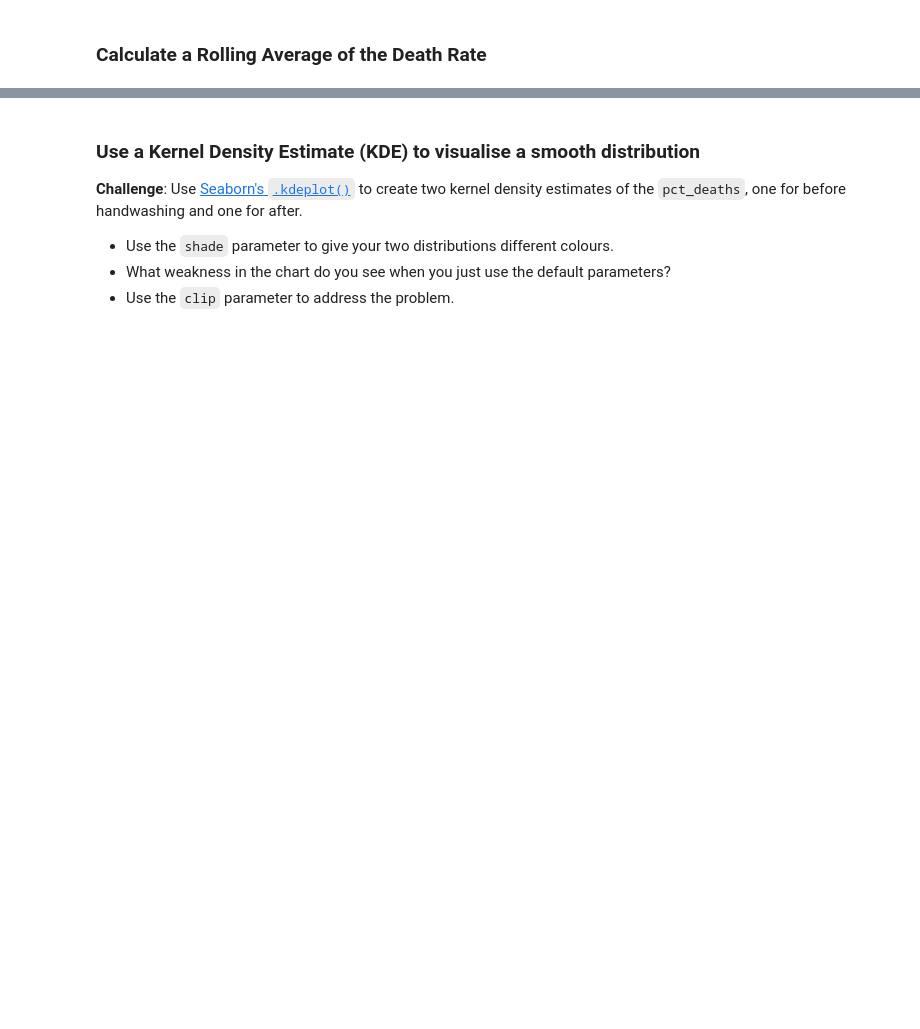
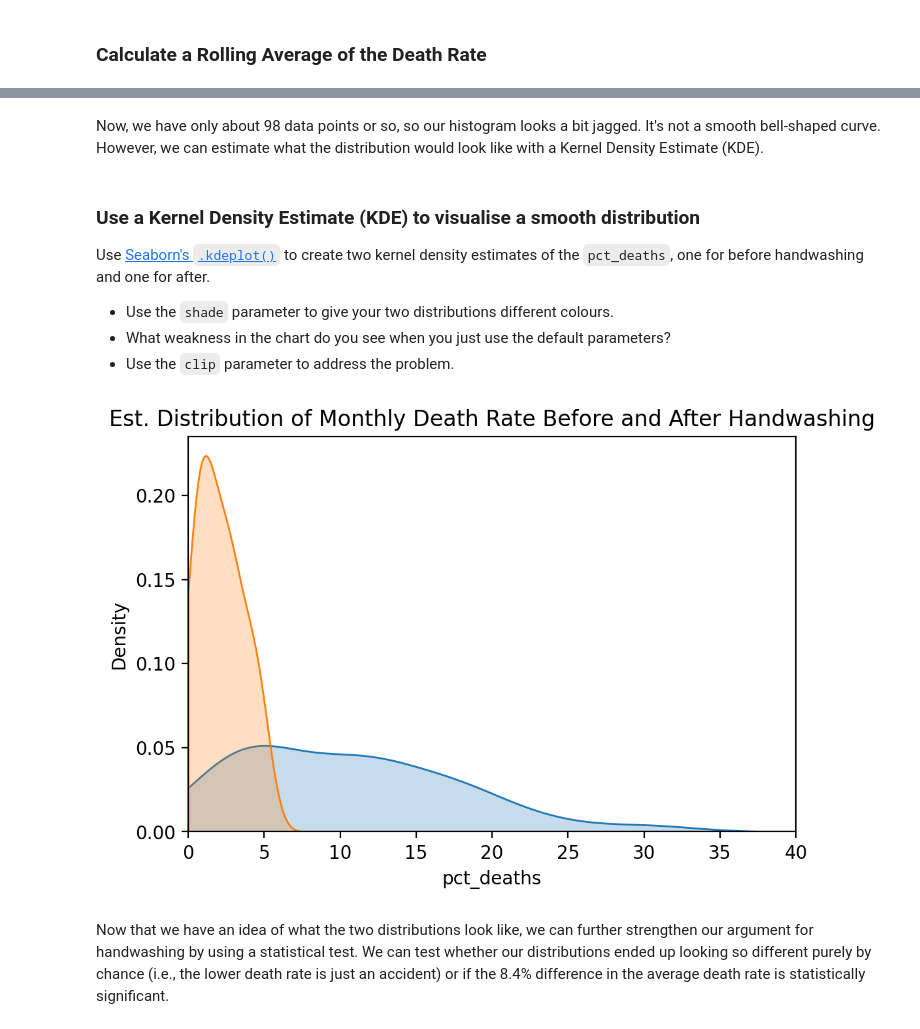
Before and after one commit to cedoula/100-days-of-code-python, a Jupyter notebook: Projects/Day_55/Dr_Semmelweis_Analysis/Dr_Semmelweis_Handwashing_Discovery.ipynb, the cells around one changed output, grey strips where cells are left out. Saved outputs shown, nothing was run; the diff lists cells and outputs as text; code cells hidden in the pictures; blank space fills up the shorter version.

```diff
--- a/Projects/Day_55/Dr_Semmelweis_Analysis/Dr_Semmelweis_Handwashing_Discovery.ipynb
+++ b/Projects/Day_55/Dr_Semmelweis_Analysis/Dr_Semmelweis_Handwashing_Discovery.ipynb
@@ -262,3 +369,6 @@ handwashing_start = pd.to_datetime('1847-06-01')
 * Use [NumPy's `.where()` function](https://numpy.org/doc/stable/reference/generated/numpy.where.html) to add a column to `df_monthly` that shows if a particular date was before or after the start of handwashing.
 * Then use plotly to create box plot of the data before and after handwashing.
 * How did key statistics like the mean, max, min, 1st and 3rd quartile changed as a result of the new policy?
+# %%
+df_monthly['before_handwashing_start'] = np.where(df_monthly.date >= handwashing_start, 'Yes', 'No')
+df_monthly.sample(5)
@@ -275,11 +416,30 @@ handwashing_start = pd.to_datetime('1847-06-01')
+# %% [markdown]
+Now, we have only about 98 data points or so, so our histogram looks a bit jagged. It's not a smooth bell-shaped curve. However, we can estimate what the distribution would look like with a Kernel Density Estimate (KDE).
 # %% [markdown]
 ### Use a Kernel Density Estimate (KDE) to visualise a smooth distribution
 
-**Challenge**: Use [Seaborn's `.kdeplot()`](https://seaborn.pydata.org/generated/seaborn.kdeplot.html) to create two kernel density estimates of the `pct_deaths`, one for before handwashing and one for after.
+Use [Seaborn's `.kdeplot()`](https://seaborn.pydata.org/generated/seaborn.kdeplot.html) to create two kernel density estimates of the `pct_deaths`, one for before handwashing and one for after.
 
 * Use the `shade` parameter to give your two distributions different colours.
 * What weakness in the chart do you see when you just use the default parameters?
 * Use the `clip` parameter to address the problem.
+# %%
+plt.figure(dpi=200)
+sns.kdeplot(data=df_monthly,
+            x=df_pre_wash.pct_deaths,
+            shade=True,
+            clip=(0,100))
+sns.kdeplot(data=df_monthly,
+            x=df_post_wash.pct_deaths,
+            shade=True,
+            clip=(0,100))
+plt.title('Est. Distribution of Monthly Death Rate Before and After Handwashing')
+plt.xlim(0, 40)
+plt.show()
+# %% [output]
+[figure, added]
+# %% [markdown]
+Now that we have an idea of what the two distributions look like, we can further strengthen our argument for handwashing by using a statistical test. We can test whether our distributions ended up looking so different purely by chance (i.e., the lower death rate is just an accident) or if the 8.4% difference in the average death rate is statistically significant.
 # %% [markdown]
 ### Use a T-Test to Show Statistical Significance
 
```
Also changed, not shown: parts of 38 cells of this notebook.
